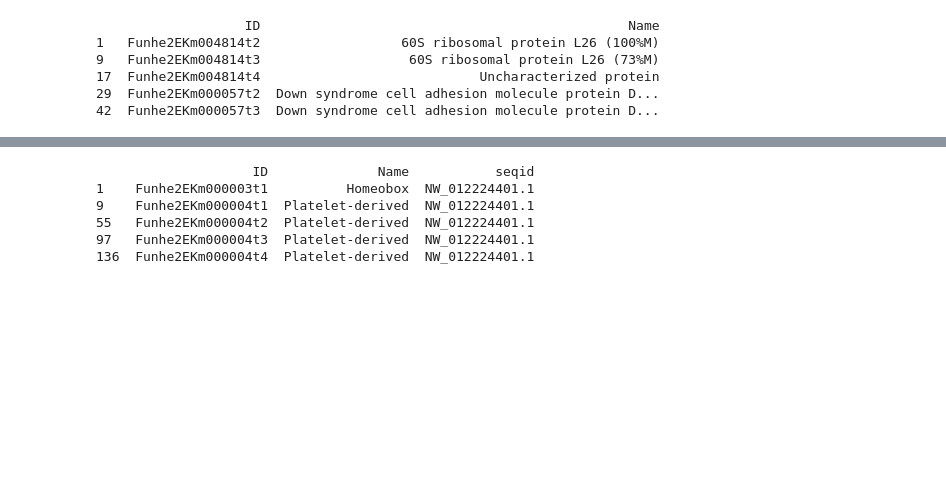
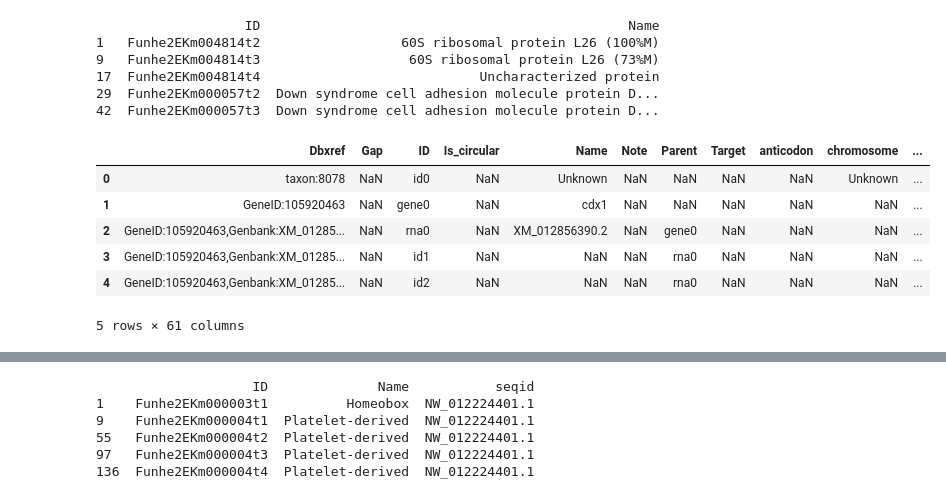
Before and after one commit to johnsolk/Fundulus_heteroclitus_genome_stats, a Jupyter notebook: Fundulus_heteroclitus_genome_stats.ipynb, the cells around one changed output, grey strips where cells are left out. Saved outputs shown, nothing was run; the diff lists cells and outputs as text; code cells hidden in the pictures; blank space fills up the shorter version.

```diff
--- a/Fundulus_heteroclitus_genome_stats.ipynb
+++ b/Fundulus_heteroclitus_genome_stats.ipynb
@@ -160,4 +158,4 @@ print(DonGilbert_genenames_alt.head())
 29  Funhe2EKm000057t2  Down syndrome cell adhesion molecule protein D...
 42  Funhe2EKm000057t3  Down syndrome cell adhesion molecule protein D...
 # %%
-NCBI_annotations = GFF3Parser(filename="GCF_000826765.1_Fundulus_heteroclitus-3.0.2_genomic.gff").read()
+NCBI_annotations = GFF3Parser(filename="../tmp_Fhet_files/GCF_000826765.1_Fundulus_heteroclitus-3.0.2_genomic.gff").read()
@@ -165,0 +162,10 @@ print(len(pd.unique(NCBI_annotations['transcript_id'].dropna())))
+# %%
+NCBI_annotations.head()
+# %% [output]
+|  | Dbxref | Gap | ID | Is_circular | Name | Note | Parent | Target | anticodon | chromosome | ... |
+| 0 | taxon:8078 | NaN | id0 | NaN | Unknown | NaN | NaN | NaN | NaN | Unknown | ... |
+| 1 | GeneID:105920463 | NaN | gene0 | NaN | cdx1 | NaN | NaN | NaN | NaN | NaN | ... |
+| 2 | GeneID:105920463,Genbank:XM_01285... | NaN | rna0 | NaN | XM_012856390.2 | NaN | gene0 | NaN | NaN | NaN | ... |
+| 3 | GeneID:105920463,Genbank:XM_01285... | NaN | id1 | NaN | NaN | NaN | rna0 | NaN | NaN | NaN | ... |
+| 4 | GeneID:105920463,Genbank:XM_01285... | NaN | id2 | NaN | NaN | NaN | rna0 | NaN | NaN | NaN | ... |
+5 rows × 61 columns
```
Also changed, not shown: parts of 22 cells of this notebook.
